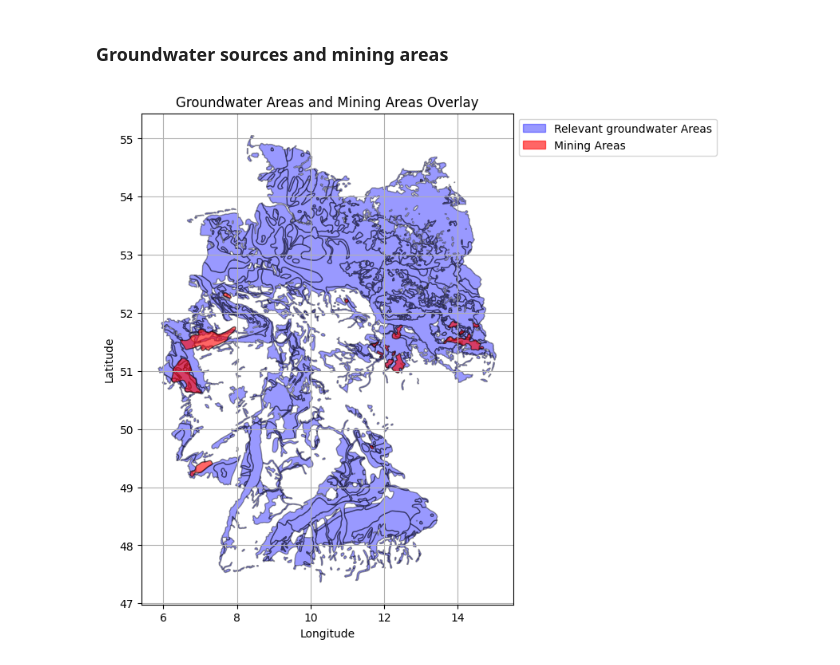
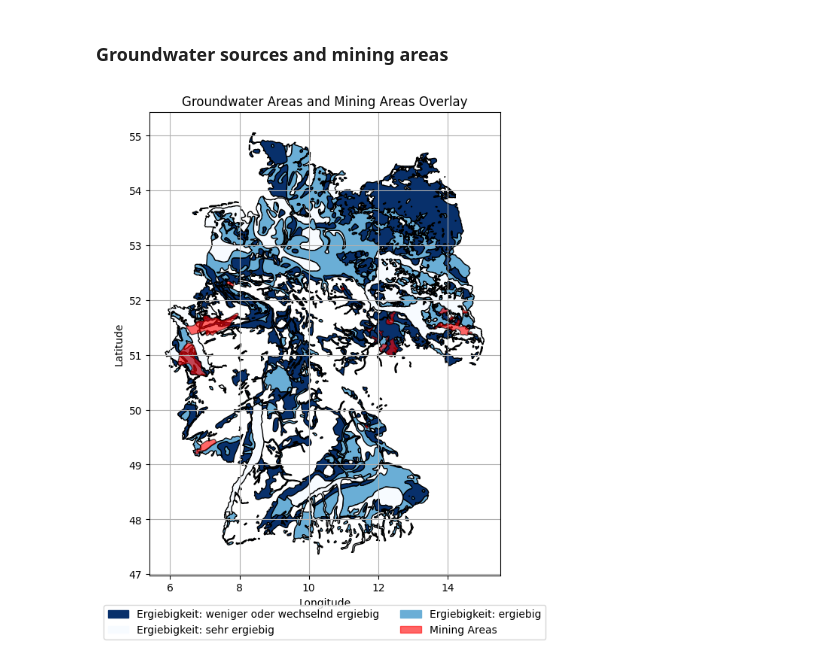
Before and after one commit to hanna-freuden/hydrogeology_germany, a Jupyter notebook: Data_Visualization.ipynb, the cells around one changed output. Cells and saved outputs as stored; diff of their text form; code cells hidden in the pictures.

```diff
--- a/Data_Visualization.ipynb
+++ b/Data_Visualization.ipynb
@@ -35,7 +35,8 @@ import pandas as pd
 from pyhere import here
 # %%
 # datasets not provided as csvs.
-# screen folder for .dbf, .shp, and .prj files, load as (geo)pandas dfs, save (g)dfs in dicts with filenames as keys
+# screen folder for .dbf, .shp, files, load as (geo)pandas dfs, save (g)dfs in dicts with filenames as keys
+# for plotting, transform to geographical crs
 dfs = {}
 gdfs = {}
 folder_path = here("ERGW1000/ERGW1000_v1/shp")
@@ -54,6 +55,7 @@ for file in os.listdir(folder_path):
         filename = file.replace("ergw1000_", "").replace(".shp", "")
         path_to_shapefile = os.path.join(folder_path, file)
         gdf = gpd.read_file(path_to_shapefile)
+        gdf = gdf.to_crs(epsg=4326)
         #save to dict
         gdfs[filename] = gdf
 # %% [markdown]
@@ -64,28 +67,38 @@ water_gdf = water_gdf[water_gdf['erg_id'].isin([11,12,13])] # limit groundwater
 mining_gdf = gdfs['bergbaugebiete__v1_poly']
-# %%
-# for plotting, transform to geographic CRS (to plot latitude and longitude on axes)
-water_gdf = water_gdf.to_crs(epsg=4326)
-mining_gdf = mining_gdf.to_crs(epsg=4326)
 # %%
+
 fig, ax = plt.subplots(figsize=(10, 8))
-# Plot groundwater areas
-water_gdf.plot(ax=ax, color="blue", alpha=0.4, edgecolor="black", label="Groundwater Areas")
+
+# Plot groundwater areas with the color map
+water_gdf.plot(ax=ax, column='erg_id', cmap='Blues',  edgecolor="black", legend=False)
 
 # Overlay mining areas
 mining_gdf.plot(ax=ax, color="red", alpha=0.6, edgecolor="black", label="Mining Areas")
 
 plt.title("Groundwater Areas and Mining Areas Overlay")
 plt.xlabel("Longitude")
 plt.ylabel("Latitude")
 
-# make legend
-blue_patch = mpatches.Patch(color="blue", alpha=0.4, label="Relevant groundwater Areas")
-red_patch = mpatches.Patch(color="red", alpha=0.6, label="Mining Areas")
-plt.legend(handles=[blue_patch, red_patch], loc="upper left", bbox_to_anchor=(1, 1))
+# Manually create patches for the groundwater categories using the same colormap
+unique_categories = water_gdf['erg_id'].unique()
+cmap = plt.get_cmap('Blues')
+norm = plt.Normalize(vmin=water_gdf['erg_id'].min(), vmax=water_gdf['erg_id'].max())
+
+# Create legend patches with correct color mappings for 'ergiebigke'
+# make dict erg_id and ergiebigke labels
+unique_ids = water_gdf[['erg_id', 'ergiebigke']].drop_duplicates()
+label_dict = dict(zip(unique_ids['erg_id'], unique_ids['ergiebigke']))
+legend_patches = [mpatches.Patch(color=cmap(norm(value)), label=f"Ergiebigkeit: {label_dict[value]}") for value in unique_categories]
+
+# Manually create a patch for mining areas
+mining_patch = mpatches.Patch(color="red", alpha=0.6, label="Mining Areas")
+legend_patches.append(mining_patch)
+
+
+
+# Place the legend at the bottom center
+plt.legend(handles=legend_patches, loc="lower center", bbox_to_anchor=(0.5, -0.15), ncol=2)
 plt.grid(True)
-
-# Show the plot
 plt.show()
-plt.close()
 # %% [output]
-[figure, old version]
+[figure, new version]
```
Also changed, not shown: parts of 4 cells of this notebook.
